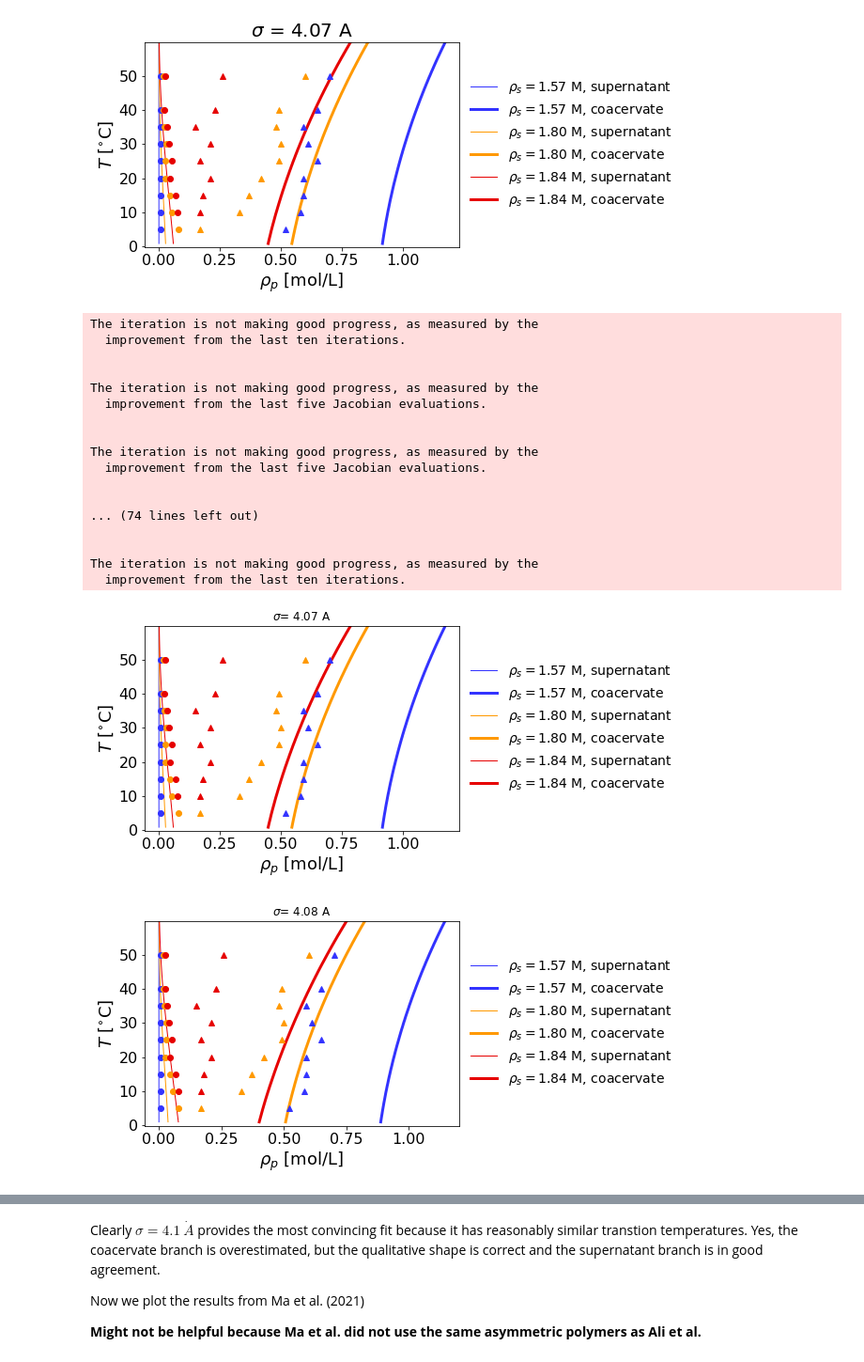
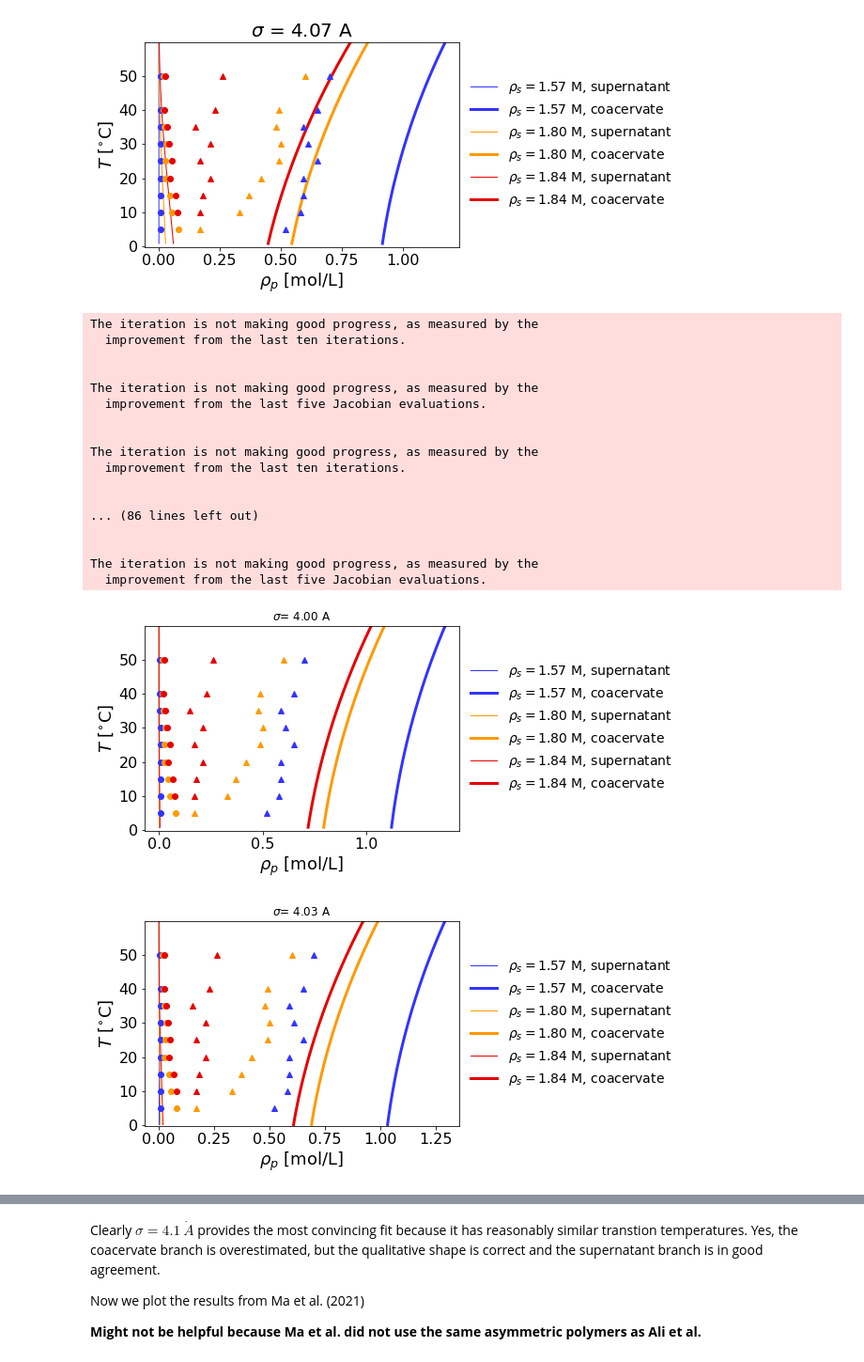
Before and after one commit to andylitalo/ccls_analysis, a Jupyter notebook: fit_sigma_to_prabhu_data_asymN.ipynb, the cells around one changed output, grey strips where cells are left out. Shown at 94% size. Drawn from its saved outputs; the diff is of its cells as text; code cells hidden in the pictures.

```diff
--- a/fit_sigma_to_prabhu_data_asymN.ipynb
+++ b/fit_sigma_to_prabhu_data_asymN.ipynb
@@ -25,9 +25,9 @@ sigma_max = 4.2
 dsigma = 0.01
 
 # filepath to experimental data file
-exp_data_filepath = '../REFERENCES/CCLS/Data/prabhu_experimental_data_raw.csv'
+exp_data_filepath = '../../REFERENCES/CCLS/Data/prabhu_experimental_data_raw.csv'
 # filepath to predicted results for charge fraction f = 1 and degree of polymerization N = 1000
-pred_filepath = 'salt/asymN400/'
+pred_filepath = '../salt/asymN400/'
 # name of data file
 ext = 'output.dat'
 NA = 100
@@ -43,5 +43,3 @@ sigma_range = np.linspace(sigma_min, sigma_max, n_sigma)
 
 # CONVERSIONS
 A_2_m = 1E-10
-
-# FUNCTIONS
@@ -196,7 +192,6 @@ for sigma, res in res_dict.items():
 
 print('Optimal sigma = {0:.3f} A, with a residual of {1:.2f}'.format(sigma_opt/A_2_m, res_min))
 
-sigma_opt = 4.07E-10
 # computes conversion based on optimal sigma
 beads_2_M_opt = pe.get_beads_2_M(sigma_opt, SI=True)
 # %% [output]
@@ -245,32 +237,32 @@ The iteration is not making good progress, as measured by the
 Text(0.5, 1.0, '$\\sigma$ = 4.07 A')
 [figure]
 # %%
-sigma_opt_list = [4.07E-10, 4.08E-10, 4.09E-10, 4.1E-10, 4.12E-10, 4.14E-10]
+sigma_opt_list = [4.0E-10, 4.03E-10, 4.06E-10, 4.09E-10, 4.12E-10, 4.15E-10]
 
 for sigma_opt in sigma_opt_list:
     # user can set what they believe is the "optimal" bead diameter sigma [m]
     beads_2_M_opt = pe.get_beads_2_M(sigma_opt, SI=True)
     # plots predictions superposed on experimental measurements for comparison
     plot.validate_fit(data_pred, df_exp, ch_var, rho_s_plot, rho_p_plot, colors,
                  beads_2_M_opt, sigma=sigma_opt, T_range=T_range, lw=lw, conv_vals=conv_vals, x_var='polyanion')
     plt.title(r'$\sigma$' + '= {0:.2f} A'.format(sigma_opt*1E10))
 # %% [output]
 The iteration is not making good progress, as measured by the
   improvement from the last ten iterations.
 
 
 The iteration is not making good progress, as measured by the
   improvement from the last five Jacobian evaluations.
 
 
 The iteration is not making good progress, as measured by the
-  improvement from the last five Jacobian evaluations.
+  improvement from the last ten iterations.
 
 
-... (74 lines left out)
+... (86 lines left out)
 
 
 The iteration is not making good progress, as measured by the
-  improvement from the last ten iterations.
+  improvement from the last five Jacobian evaluations.
-[figure, old version]
+[figure, new version]
-[figure, old version]
+[figure, new version]
```
Also changed, not shown: parts of 5 cells of this notebook, 6 other files.
